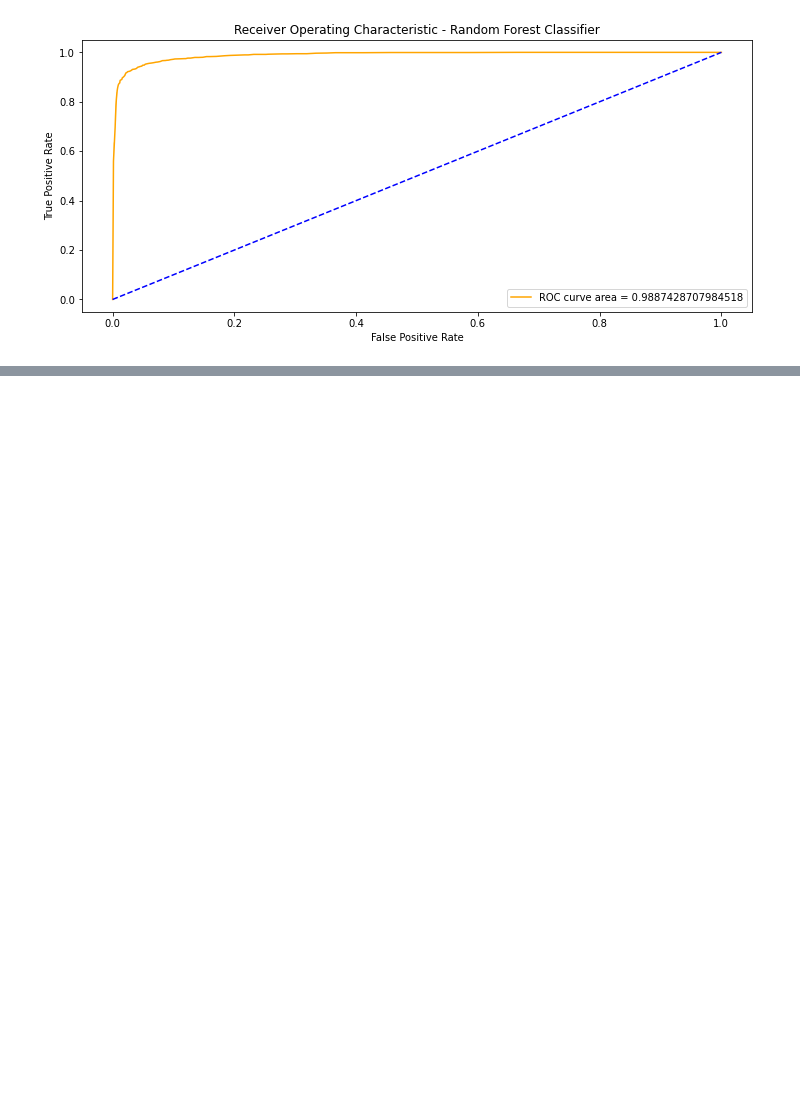
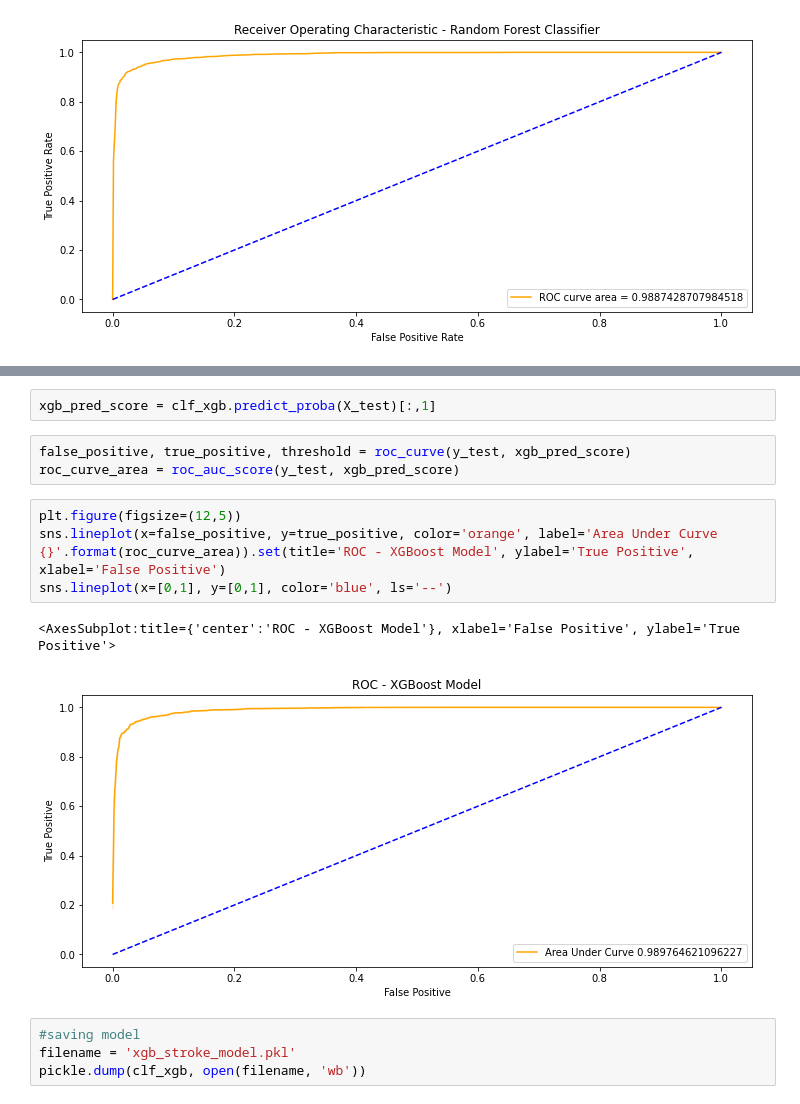
Before and after one commit to pwnflakes25/ML_stroke_detection, a Jupyter notebook: Stroke_Patients_Classification_With_ML.ipynb, the cells around one changed output, grey strips where cells are left out. Cells and saved outputs as stored; diff of their text form; blank space fills up the shorter version.

```diff
--- a/Stroke_Patients_Classification_With_ML.ipynb
+++ b/Stroke_Patients_Classification_With_ML.ipynb
@@ -602,0 +662,16 @@ sns.lineplot(x=false_positive, y=false_positive, color='blue', ls='--')
+# %%
+xgb_pred_score = clf_xgb.predict_proba(X_test)[:,1]
+# %%
+false_positive, true_positive, threshold = roc_curve(y_test, xgb_pred_score)
+roc_curve_area = roc_auc_score(y_test, xgb_pred_score)
+# %%
+plt.figure(figsize=(12,5))
+sns.lineplot(x=false_positive, y=true_positive, color='orange', label='Area Under Curve {}'.format(roc_curve_area)).set(title='ROC - XGBoost Model', ylabel='True Positive', xlabel='False Positive')
+sns.lineplot(x=[0,1], y=[0,1], color='blue', ls='--')
+# %% [output]
+<AxesSubplot:title={'center':'ROC - XGBoost Model'}, xlabel='False Positive', ylabel='True Positive'>
+[figure, added]
+# %%
+#saving model
+filename = 'xgb_stroke_model.pkl'
+pickle.dump(clf_xgb, open(filename, 'wb'))
```
Also changed, not shown: parts of 11 cells of this notebook.
